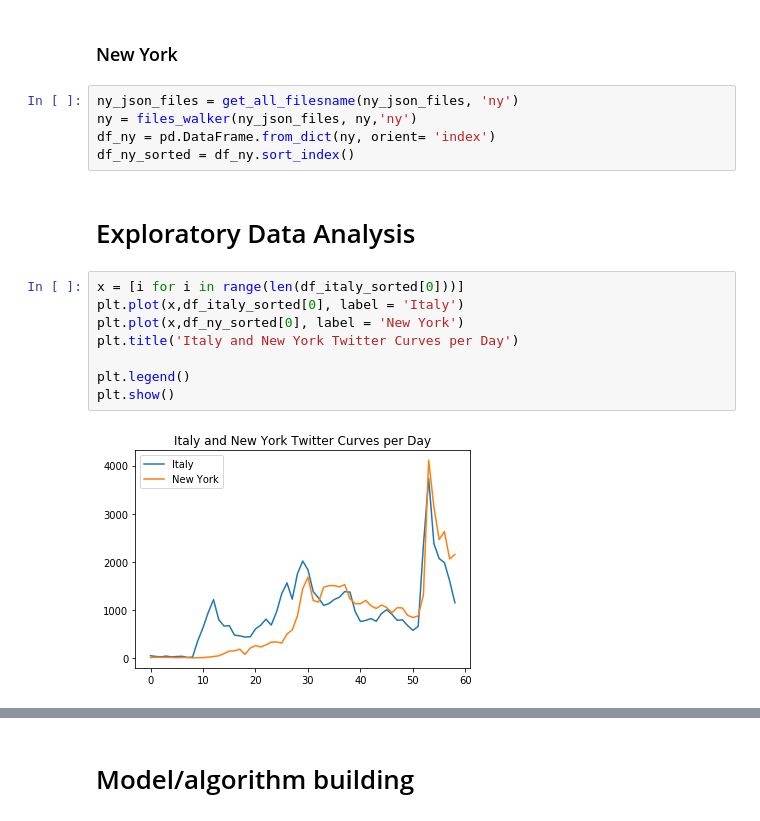
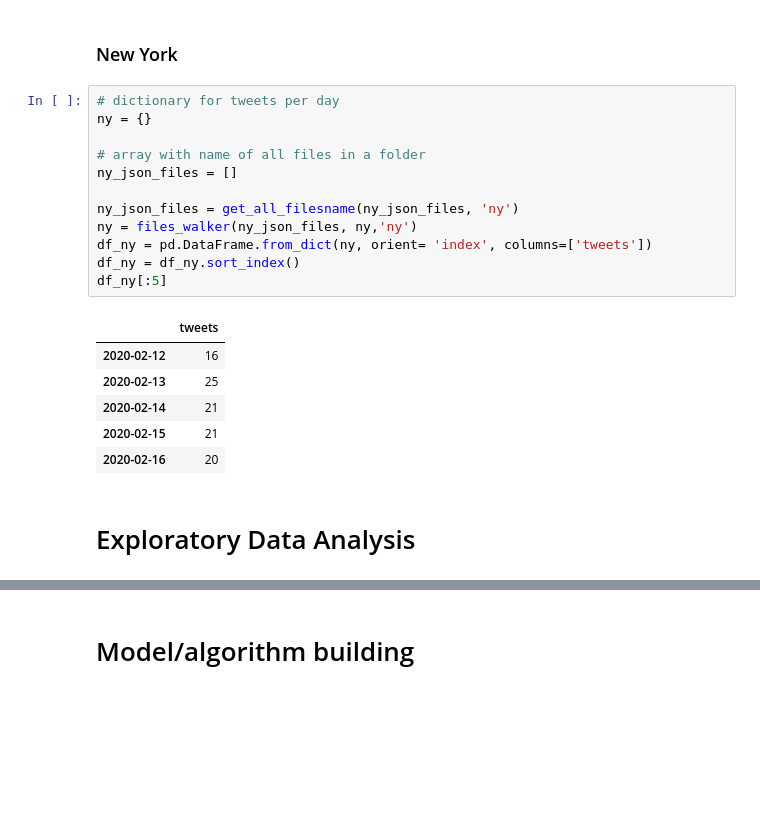
Before and after one commit to lutharsanen/covid19_twitter_analysis, a Jupyter notebook: Group25.ipynb, the cells around one changed output, grey strips where cells are left out. Saved outputs shown, nothing was run; the diff lists cells and outputs as text; blank space fills up the shorter version.

```diff
--- a/Group25.ipynb
+++ b/Group25.ipynb
@@ -187,19 +184,23 @@ df_italy_sorted = df_italy.sort_index()
 # %% [markdown]
 <h3> New York </h3>
 # %%
+# dictionary for tweets per day
+ny = {}
+
+# array with name of all files in a folder
+ny_json_files = []
+
 ny_json_files = get_all_filesname(ny_json_files, 'ny')
 ny = files_walker(ny_json_files, ny,'ny')
-df_ny = pd.DataFrame.from_dict(ny, orient= 'index')
-df_ny_sorted = df_ny.sort_index()
+df_ny = pd.DataFrame.from_dict(ny, orient= 'index', columns=['tweets'])
+df_ny = df_ny.sort_index()
+df_ny[:5]
+# %% [output]
+|  | tweets |
+| 2020-02-12 | 16 |
+| 2020-02-13 | 25 |
+| 2020-02-14 | 21 |
+| 2020-02-15 | 21 |
+| 2020-02-16 | 20 |
 # %% [markdown]
 # Exploratory Data Analysis
-# %%
-x = [i for i in range(len(df_italy_sorted[0]))]
-plt.plot(x,df_italy_sorted[0], label = 'Italy')
-plt.plot(x,df_ny_sorted[0], label = 'New York')
-plt.title('Italy and New York Twitter Curves per Day')
-
-plt.legend()
-plt.show()
-# %% [output]
-[figure, removed]
```
Also changed, not shown: parts of 12 cells of this notebook.
